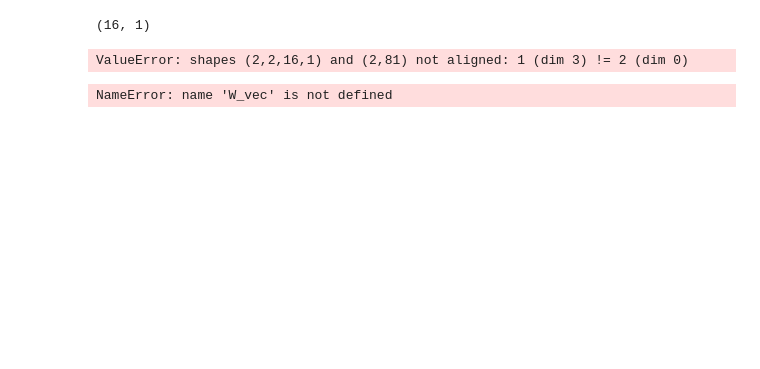
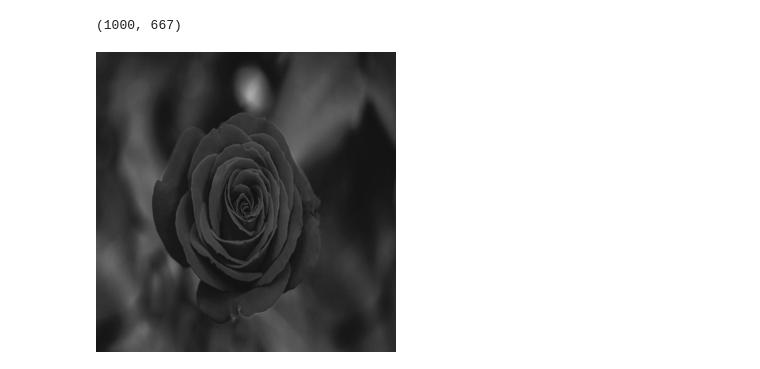
Before and after one commit to senyosimpson/bayesian-sr, a Jupyter notebook: notebooks/Bayesian SR.ipynb, the cells around one changed output. Saved outputs shown, nothing was run; the diff lists cells and outputs as text; code cells hidden in the pictures; blank space fills up the shorter version.

```diff
--- a/notebooks/Bayesian SR.ipynb
+++ b/notebooks/Bayesian SR.ipynb
@@ -168,9 +7,0 @@ angles = np.array(angles)
-# %%
-transform_mat(X_n, X_m, center, shifts, angles, gamma=2)
-# %% [output]
-(16, 1)
-ValueError: shapes (2,2,16,1) and (2,81) not aligned: 1 (dim 3) != 2 (dim 0)
-# %%
-variance(Z_x, W_vec, W_ji, beta=0.05)
-# %% [output]
-NameError: name 'W_vec' is not defined
@@ -176,0 +162,7 @@ NameError: name 'W_vec' is not defined
+# %%
+image = Image.open('../images/rose.jpg').convert('L')
+image = image.resize((300, 300), resample=Image.BICUBIC)
+image
+# %% [output]
+(1000, 667)
+[figure, added]
```
Also changed, not shown: parts of 16 cells of this notebook.
